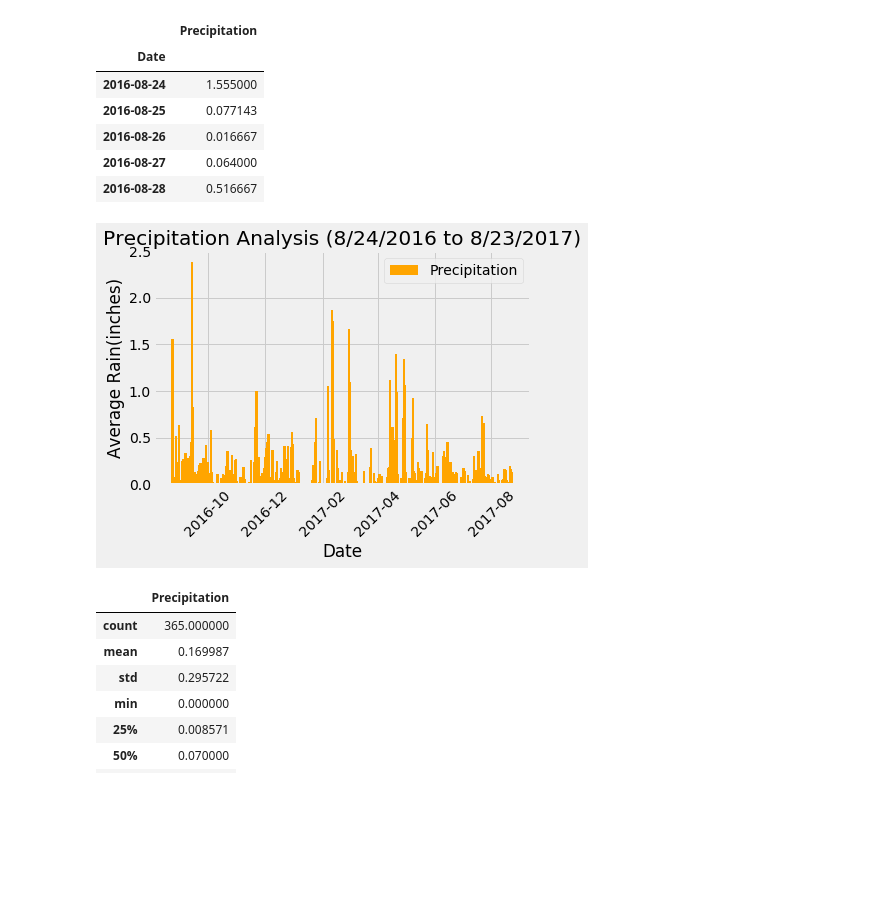
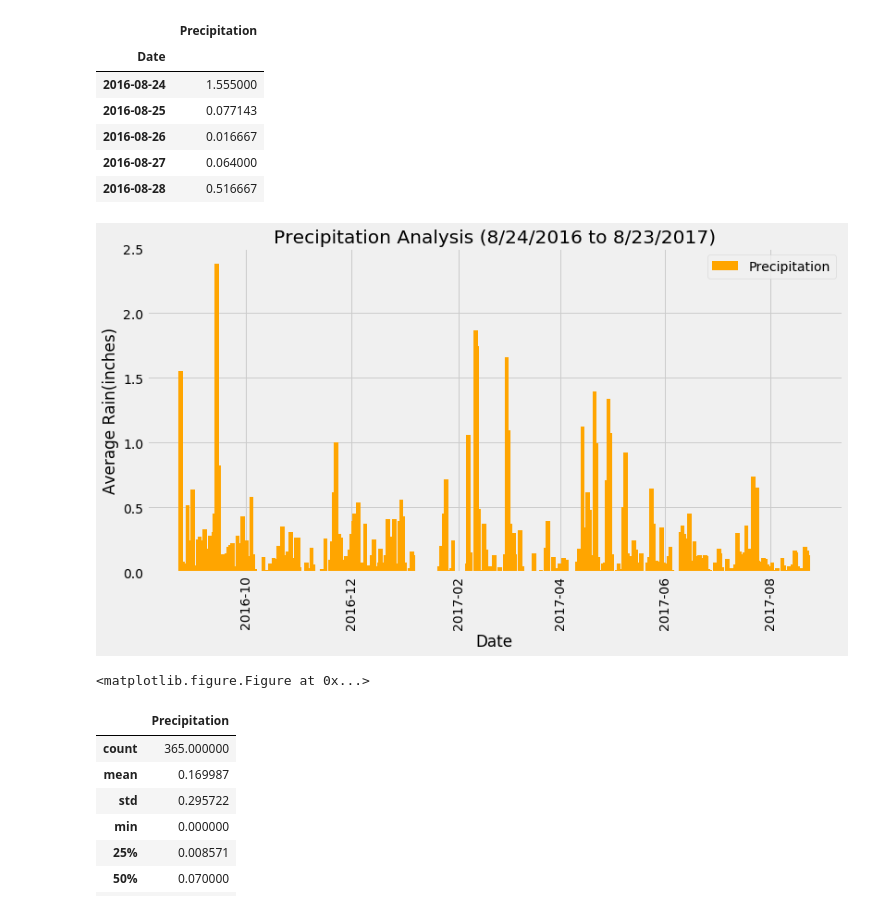
Before and after one commit to vst17/SurfsUPHAWAII, a Jupyter notebook: climate_analysis.ipynb, the cells around one changed output. Cells and saved outputs as stored; diff of their text form; code cells hidden in the pictures; blank space fills up the shorter version.

Commit message:
added resources and images

```diff
--- a/climate_analysis.ipynb
+++ b/climate_analysis.ipynb
@@ -75,17 +76,19 @@ total_precipitation.head()
 # %%
 # Plot the dataframe as a horizontal bar chart using pandas plotting
 style.use('fivethirtyeight')
 
 plt.bar(total_precipitation.index, total_precipitation["Precipitation"], width=2.5, color="orange")
 plt.rcParams["figure.figsize"] = [12,6]
 plt.xlabel("Date")
 plt.ylabel("Average Rain(inches)")
 plt.title("Precipitation Analysis (8/24/2016 to 8/23/2017)")
 plt.legend(["Precipitation"])
-plt.xticks(rotation=45)
+plt.xticks(rotation=90)
 plt.show()
+plt.savefig("Images/Precipitation_Analysis.png")
 # %% [output]
-[figure, old version]
+[figure, new version]
+<matplotlib.figure.Figure at 0x...>
 # %%
 #Summary Statistics
 total_precipitation.describe()
```
Also changed, not shown: parts of 1 cell of this notebook, 3 other files.
